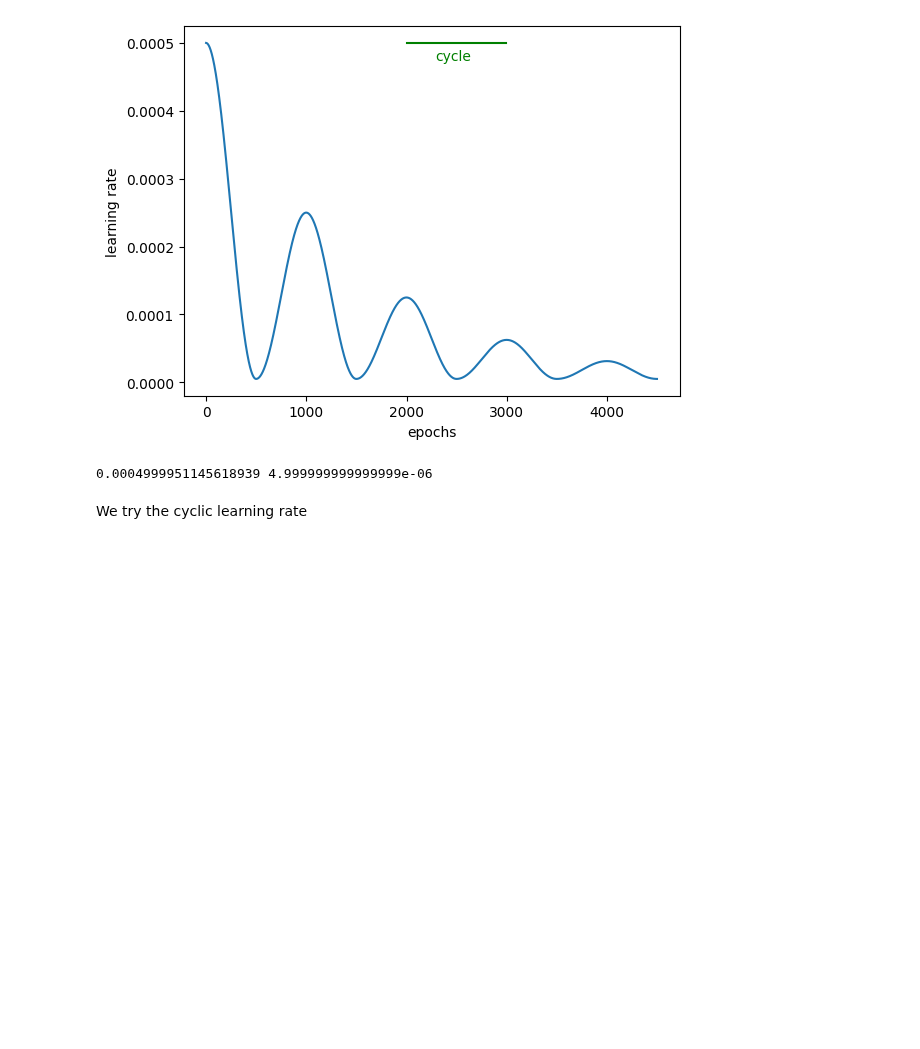
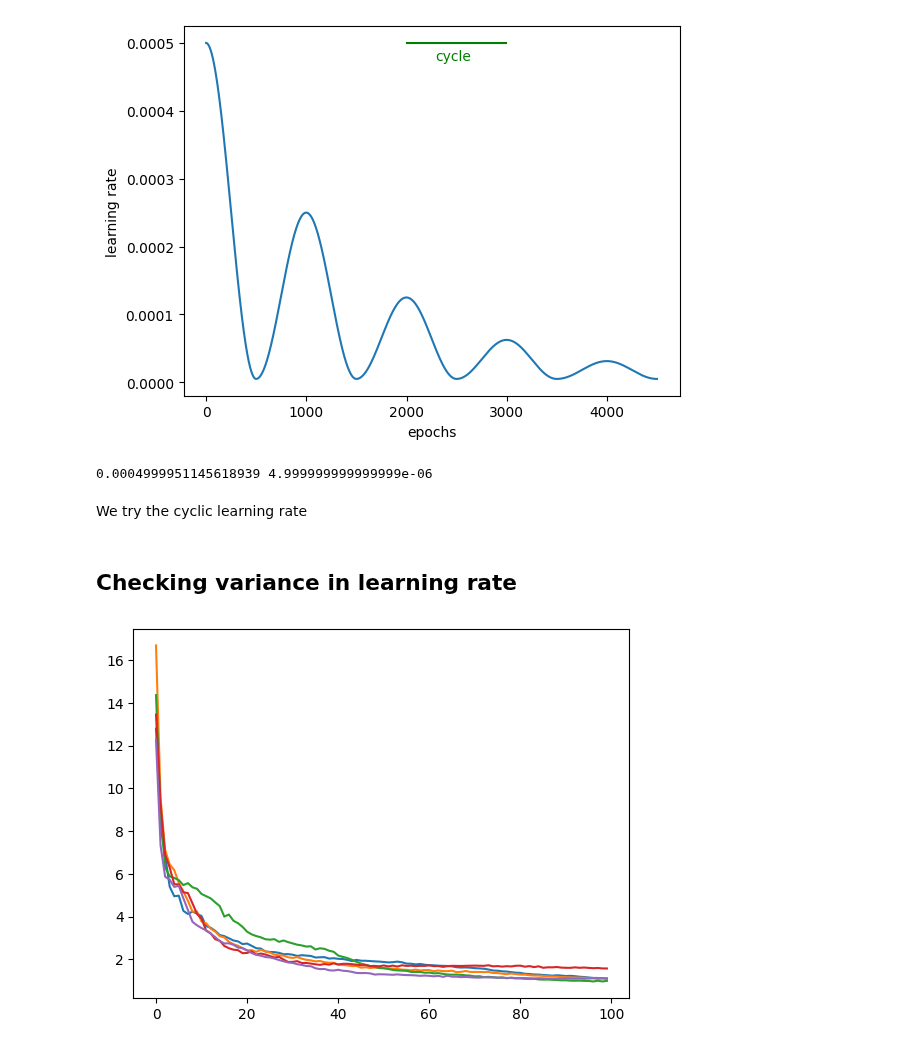
Before and after one commit to Slocon00/ML-project, a Jupyter notebook: notebooks/test_cup.ipynb, the cells around one changed output. Cells and saved outputs as stored; diff of their text form; code cells hidden in the pictures; blank space fills up the shorter version.

Commit message:
Add variance plots of learning rate for final model

```diff
--- a/notebooks/test_cup.ipynb
+++ b/notebooks/test_cup.ipynb
@@ -29,2 +31,2 @@ import time
 # %%
-X_train, y_train, test = read_cup("../data/ML-CUP23-TR.csv", "../data/ML-CUP23-TS.csv")
+X, y, blind_test = read_cup("../data/ML-CUP23-TR.csv", "../data/ML-CUP23-TS.csv")
@@ -33,2 +33,2 @@ X_train, y_train, test = read_cup("../data/ML-CUP23-TR.csv", "../data/ML-CUP23-T
 # %%
-X_train, X_test, y_train, y_test = train_test_split(X_train, y_train, test_size=0.2)
+X_train, X_test, y_train, y_test = train_test_split(X, y, test_size=0.2)
@@ -42,8 +40,8 @@ net.add_layer(
     input_size=len(X_train[0]),
     units_size=512,
     activation=ReLU(),
-    starting=Fan_in(low=-0.1, high=0.1),
-    regularizer=L2(lambda_=1e-10),
+    starting=Fan_in(low=-0.5, high=0.5),
+    regularizer=L2(lambda_=1e-8),
     momentum=('Nesterov', 0.99)
 )
 
@@ -51,8 +49,8 @@ net.add_layer(
     input_size=512,
     units_size=128,
     activation=ReLU(),
-    starting=Fan_in(low=-0.1, high=0.1),
-    regularizer=L2(lambda_=1e-10),
+    starting=Fan_in(low=-0.5, high=0.5),
+    regularizer=L2(lambda_=1e-8),
     momentum=('Standard', 0.99)
 )
 
@@ -631,0 +673,48 @@ We try the cyclic learning rate
+# %% [markdown]
+## Checking variance in learning rate
+# %%
+losses = []
+for i in range(10):
+    net = Network(MSE(1), eta=5e-4, tau=1000, cyclic=False)
+
+    net.add_layer(
+        input_size=len(X_train[0]),
+        units_size=512,
+        activation=ReLU(),
+        starting=Fan_in(low=-0.5, high=0.5),
+        regularizer=L2(lambda_=1e-8),
+        momentum=('Nesterov', 0.99)
+    )
+
+    net.add_layer(
+        input_size=512,
+        units_size=128,
+        activation=ReLU(),
+        starting=Fan_in(low=-0.5, high=0.5),
+        regularizer=L2(lambda_=1e-8),
+        momentum=('Standard', 0.99)
+    )
+
+    net.add_layer(
+        input_size=128,
+        units_size=3,
+        activation=Identity(),
+        starting=Range_random(low=-0.05, high=0.05),
+        regularizer=L2(lambda_=1e-8),
+        momentum=('Nesterov', 0.99)
+    )
+
+    info = net.train(
+        X_train=X_train,
+        y_train=y_train,
+        X_val=X_train,
+        y_val=y_train,
+        epochs=1200,
+        metric=MEE(),
+    )
+
+    losses.append(info['tr_losses'])
+    plt.plot(info['tr_losses'])
+plt.show()
+# %% [output]
+[figure, added]
```
Also changed, not shown: parts of 5 cells of this notebook.
